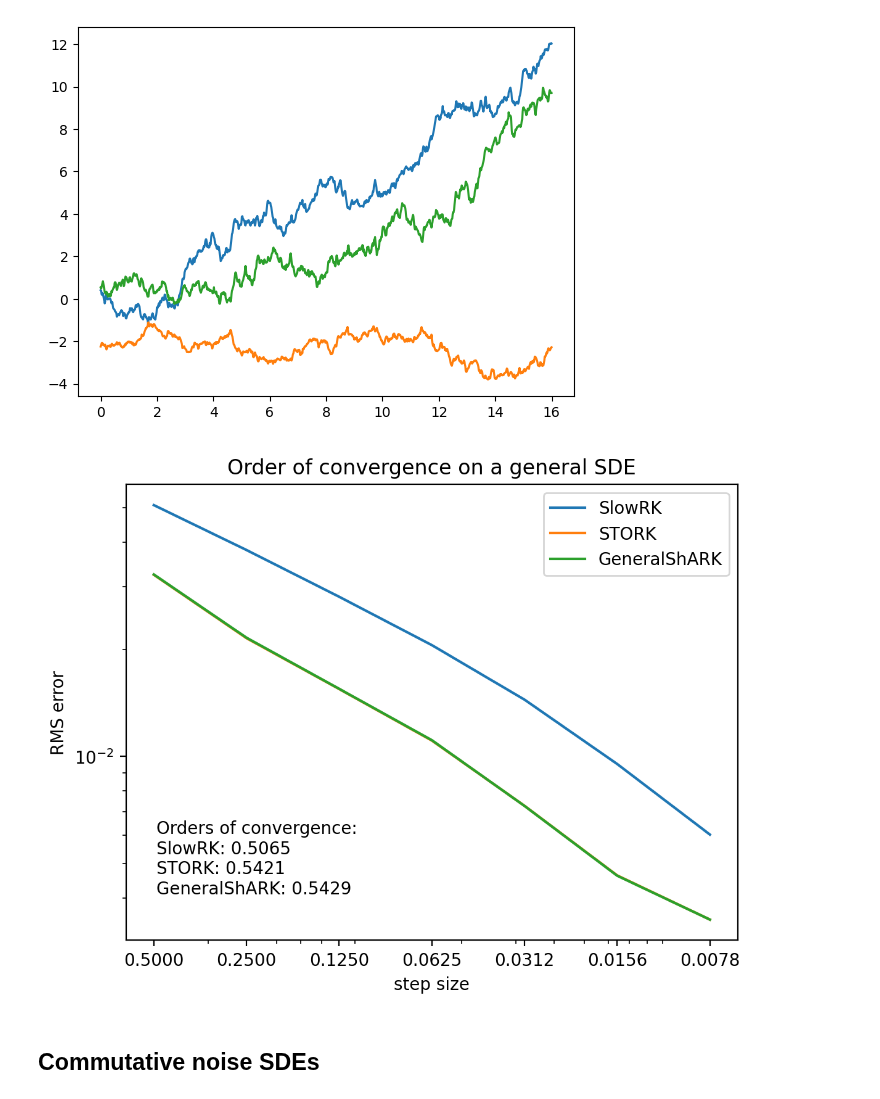
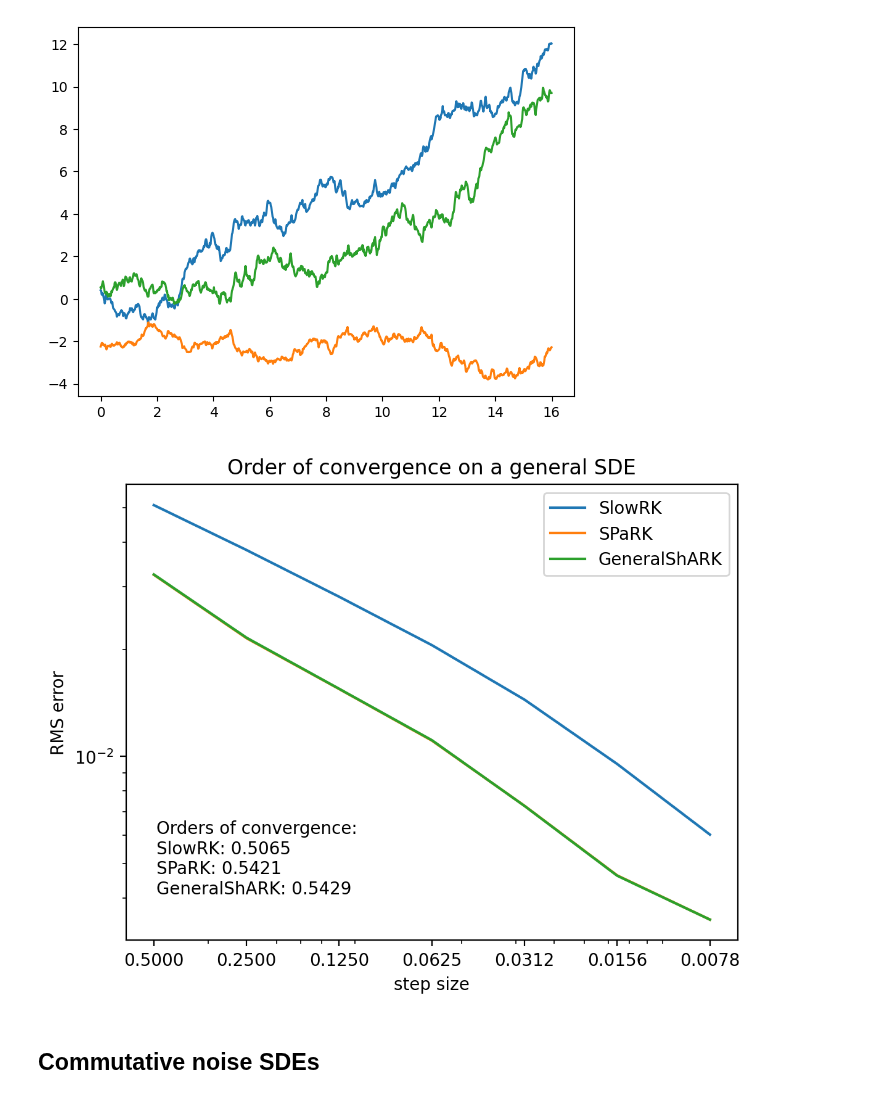
Before and after one commit to andyElking/diffrax_STLA, a Jupyter notebook: examples/srk_example.ipynb, the cells around one changed output. Drawn from its saved outputs; the diff is of its cells as text; code cells hidden in the pictures.

```diff
--- a/examples/srk_example.ipynb
+++ b/examples/srk_example.ipynb
@@ -204,13 +204,13 @@ plot_sol_general(sol_general)
 # %% [output]
 [figure]
 # %%
-# A comparison of SlowRK, STORK and GeneralShARK for general SDEs
+# A comparison of SlowRK, SPaRK and GeneralShARK for general SDEs
 # We compute their orders and plot them on the same graph
 _, SLOWRK_errs_mlp_sde, _ = sde_solver_strong_order(
     keys, mlp_sde_short, SlowRK(), SlowRK(), 2**-9, dts=hs(8)
 )
-_, STORK_errs_mlp_sde, _ = sde_solver_strong_order(
-    keys, mlp_sde_short, STORK(), STORK(), 2**-9, dts=hs(8)
+_, SPaRK_errs_mlp_sde, _ = sde_solver_strong_order(
+    keys, mlp_sde_short, SPaRK(), SPaRK(), 2**-9, dts=hs(8)
 )
 _, GenShARK_errs_mlp_sde, _ = sde_solver_strong_order(
     keys, mlp_sde_short, GeneralShARK(), GeneralShARK(), 2**-9, dts=hs(8)
@@ -218,12 +218,12 @@ _, GenShARK_errs_mlp_sde, _ = sde_solver_strong_order(
 # %%
 draw_order_multiple(
     hs(8),
-    [SLOWRK_errs_mlp_sde, STORK_errs_mlp_sde, GenShARK_errs_mlp_sde],
-    ["SlowRK", "STORK", "GeneralShARK"],
+    [SLOWRK_errs_mlp_sde, SPaRK_errs_mlp_sde, GenShARK_errs_mlp_sde],
+    ["SlowRK", "SPaRK", "GeneralShARK"],
     title="Order of convergence on a general SDE",
 )
 # %% [output]
-[figure, old version]
+[figure, new version]
 # %% [markdown]
 ## Commutative noise SDEs
 # %%
```
Also changed, not shown: parts of 5 cells of this notebook, 12 other files.
